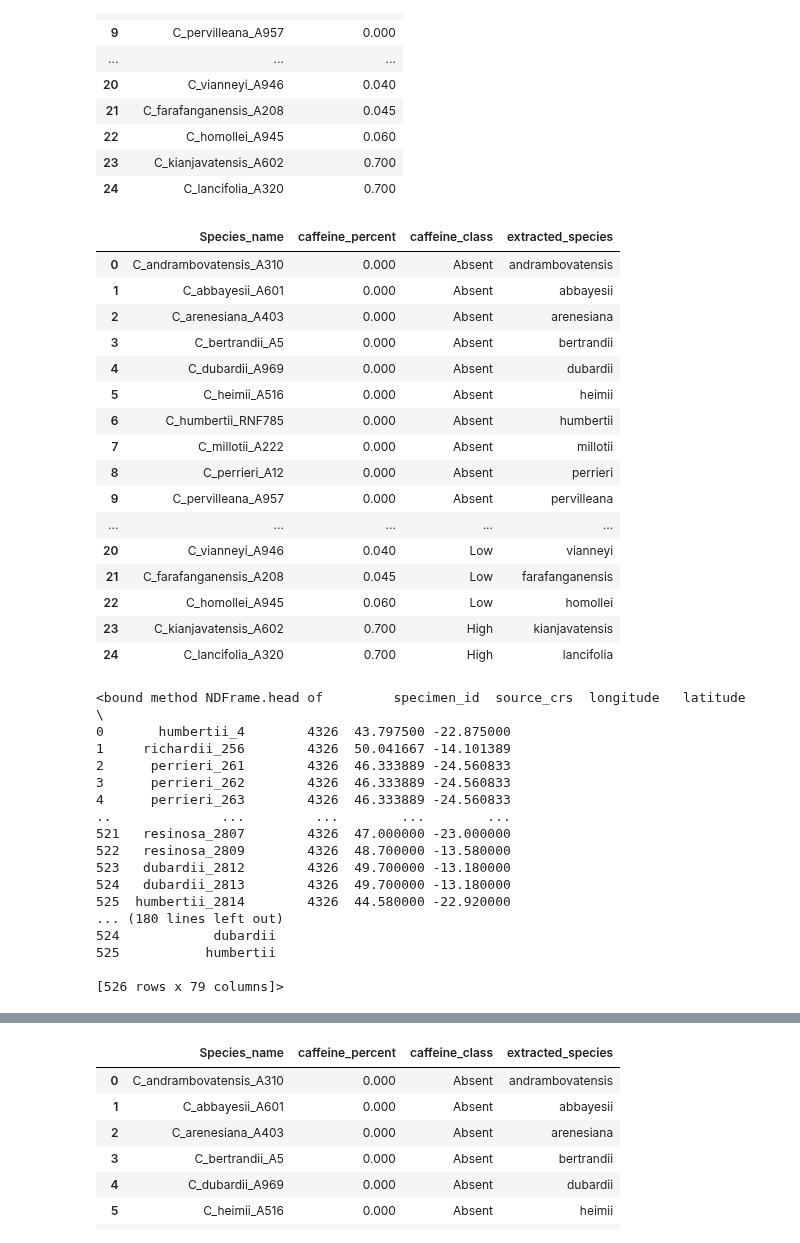
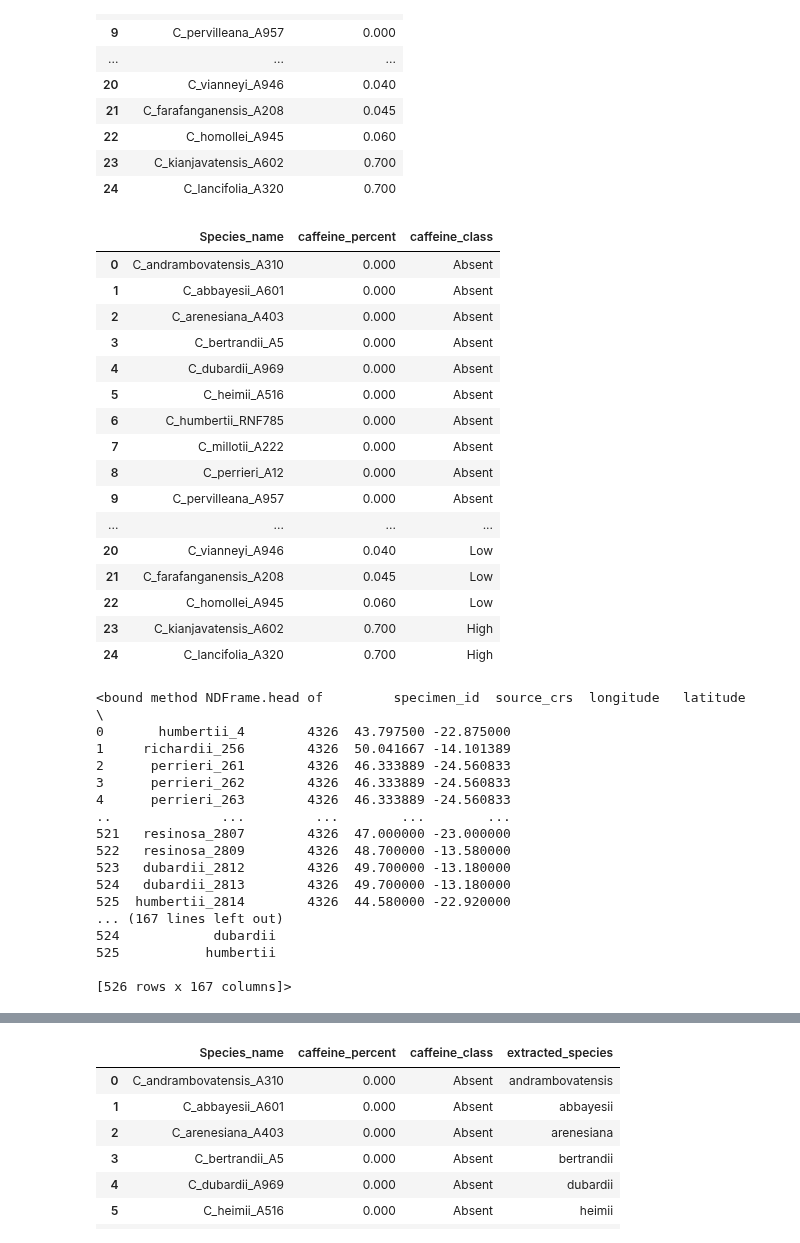
Before and after one commit to tahiri-lab/py_madaclim, a Jupyter notebook: workdir/analysis/bin/add_caff_class_to_collection.ipynb, the cells around one changed output, grey strips where cells are left out. Saved outputs shown, nothing was run; the diff lists cells and outputs as text; code cells hidden in the pictures.

```diff
--- a/workdir/analysis/bin/add_caff_class_to_collection.ipynb
+++ b/workdir/analysis/bin/add_caff_class_to_collection.ipynb
@@ -53,36 +54,36 @@ caffeine_content
 | 24 | C_lancifolia_A320 | 0.700 |
 # %%
 # Define bin edges and class labels based on your data
-bins = [-1, 0.0, 0.5, 100, float('inf')]  # Adjust these values based on your caffeine content distribution
-labels = ['Absent', 'Low', 'High', 'Very high']  # Define your class labels
+bins = [-1, 0.0, 0.2, 0.5, 100]  # Adjust these values based on your caffeine content distribution
+labels = ['Absent', 'Low', 'Medium', 'High']  # Define your class labels
 
 # Assuming 'caffeine_content' is the column with caffeine levels in your dataset
 caffeine_content['caffeine_class'] = pd.cut(caffeine_content['caffeine_percent'], bins=bins, labels=labels)
 
 # Check the new column
 #print(caffeine_content[['caffeine_percent', 'caffeine_class']])
 caffeine_content
 # %% [output]
-|  | Species_name | caffeine_percent | caffeine_class | extracted_species |
-| 0 | C_andrambovatensis_A310 | 0.000 | Absent | andrambovatensis |
-| 1 | C_abbayesii_A601 | 0.000 | Absent | abbayesii |
-| 2 | C_arenesiana_A403 | 0.000 | Absent | arenesiana |
-| 3 | C_bertrandii_A5 | 0.000 | Absent | bertrandii |
-| 4 | C_dubardii_A969 | 0.000 | Absent | dubardii |
-| 5 | C_heimii_A516 | 0.000 | Absent | heimii |
-| 6 | C_humbertii_RNF785 | 0.000 | Absent | humbertii |
-| 7 | C_millotii_A222 | 0.000 | Absent | millotii |
-| 8 | C_perrieri_A12 | 0.000 | Absent | perrieri |
-| 9 | C_pervilleana_A957 | 0.000 | Absent | pervilleana |
-| ... | ... | ... | ... | ... |
-| 20 | C_vianneyi_A946 | 0.040 | Low | vianneyi |
-| 21 | C_farafanganensis_A208 | 0.045 | Low | farafanganensis |
-| 22 | C_homollei_A945 | 0.060 | Low | homollei |
-| 23 | C_kianjavatensis_A602 | 0.700 | High | kianjavatensis |
-| 24 | C_lancifolia_A320 | 0.700 | High | lancifolia |
+|  | Species_name | caffeine_percent | caffeine_class |
+| 0 | C_andrambovatensis_A310 | 0.000 | Absent |
+| 1 | C_abbayesii_A601 | 0.000 | Absent |
+| 2 | C_arenesiana_A403 | 0.000 | Absent |
+| 3 | C_bertrandii_A5 | 0.000 | Absent |
+| 4 | C_dubardii_A969 | 0.000 | Absent |
+| 5 | C_heimii_A516 | 0.000 | Absent |
+| 6 | C_humbertii_RNF785 | 0.000 | Absent |
+| 7 | C_millotii_A222 | 0.000 | Absent |
+| 8 | C_perrieri_A12 | 0.000 | Absent |
+| 9 | C_pervilleana_A957 | 0.000 | Absent |
+| ... | ... | ... | ... |
+| 20 | C_vianneyi_A946 | 0.040 | Low |
+| 21 | C_farafanganensis_A208 | 0.045 | Low |
+| 22 | C_homollei_A945 | 0.060 | Low |
+| 23 | C_kianjavatensis_A602 | 0.700 | High |
+| 24 | C_lancifolia_A320 | 0.700 | High |
 # %%
-coffee_clim_data['extracted_specimen'] = coffee_env_data['specimen_id'].str.split('_').str[0]
-coffee_clim_data.head
+coffee_data['extracted_specimen'] = coffee_data['specimen_id'].str.split('_').str[0]
+coffee_data.head
 # %% [output]
 <bound method NDFrame.head of         specimen_id  source_crs  longitude   latitude  \
 0       humbertii_4        4326  43.797500 -22.875000
@@ -96,9 +97,9 @@ coffee_clim_data.head
 523   dubardii_2812        4326  49.700000 -13.180000
 524   dubardii_2813        4326  49.700000 -13.180000
 525  humbertii_2814        4326  44.580000 -22.920000
-... (180 lines left out)
+... (167 lines left out)
 524            dubardii
 525           humbertii
 
-[526 rows x 79 columns]>
+[526 rows x 167 columns]>
 # %%
```
Also changed, not shown: parts of 4 cells of this notebook, 14 other files.
